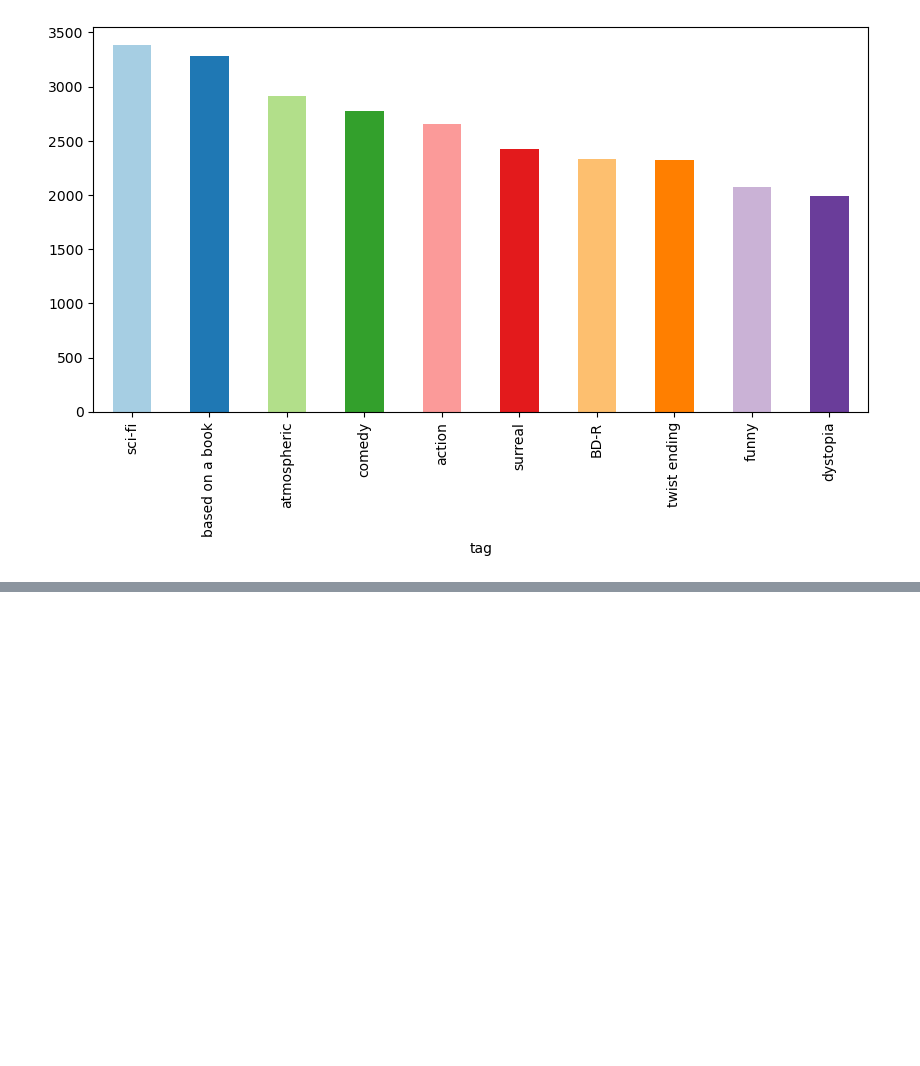
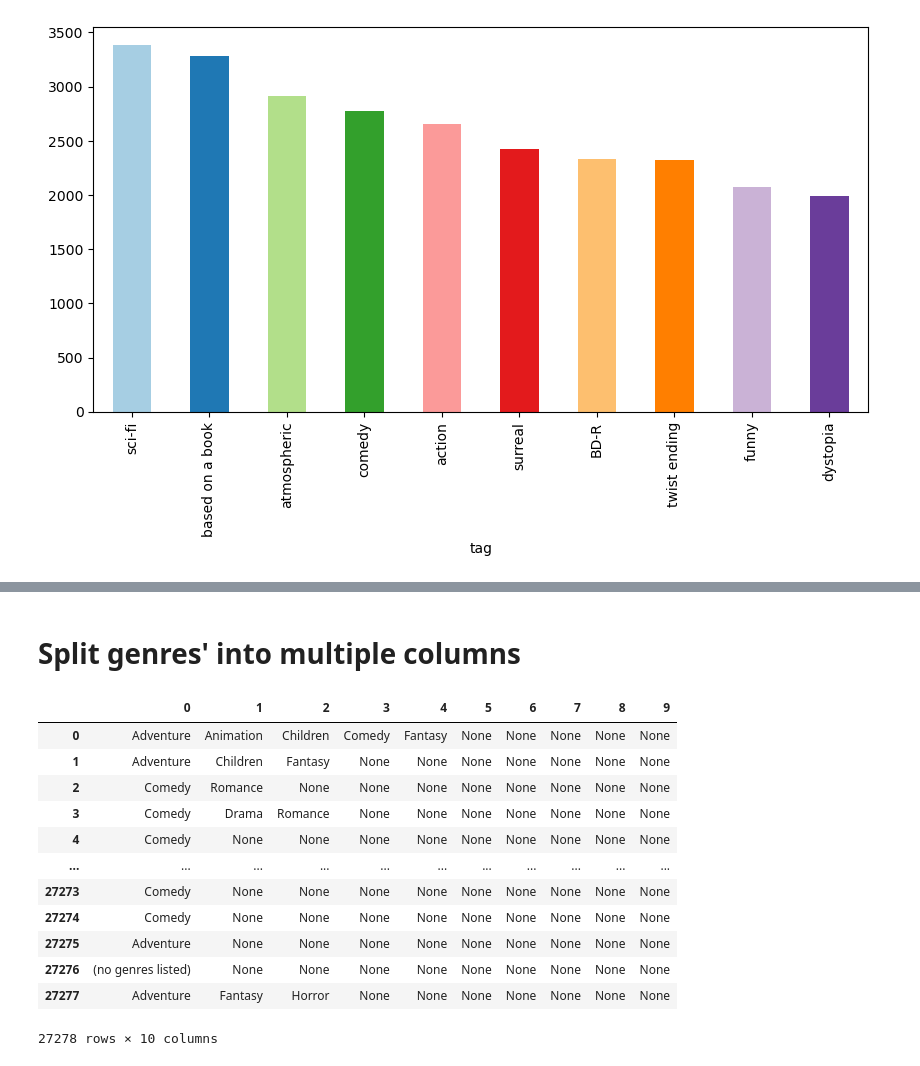
Before and after one commit to csairamvenkat/PYTHON_BIGINNER, a Jupyter notebook: Libraries/Kaggle/Imdb Analysis Using Pandas.ipynb, the cells around one changed output, grey strips where cells are left out. Cells and saved outputs as stored; diff of their text form; code cells hidden in the pictures; blank space fills up the shorter version.

```diff
--- a/Libraries/Kaggle/Imdb Analysis Using Pandas.ipynb
+++ b/Libraries/Kaggle/Imdb Analysis Using Pandas.ipynb
@@ -387,0 +763,20 @@ plt.show()
+# %% [markdown]
+# Split genres' into multiple columns
+# %%
+movie_genres = movies['genres'].str.split('|', expand=True)
+# %%
+movie_genres
+# %% [output]
+|  | 0 | 1 | 2 | 3 | 4 | 5 | 6 | 7 | 8 | 9 |
+| 0 | Adventure | Animation | Children | Comedy | Fantasy | None | None | None | None | None |
+| 1 | Adventure | Children | Fantasy | None | None | None | None | None | None | None |
+| 2 | Comedy | Romance | None | None | None | None | None | None | None | None |
+| 3 | Comedy | Drama | Romance | None | None | None | None | None | None | None |
+| 4 | Comedy | None | None | None | None | None | None | None | None | None |
+| ... | ... | ... | ... | ... | ... | ... | ... | ... | ... | ... |
+| 27273 | Comedy | None | None | None | None | None | None | None | None | None |
+| 27274 | Comedy | None | None | None | None | None | None | None | None | None |
+| 27275 | Adventure | None | None | None | None | None | None | None | None | None |
+| 27276 | (no genres listed) | None | None | None | None | None | None | None | None | None |
+| 27277 | Adventure | Fantasy | Horror | None | None | None | None | None | None | None |
+27278 rows × 10 columns
```
Also changed, not shown: parts of 49 cells of this notebook, 1 other file.
